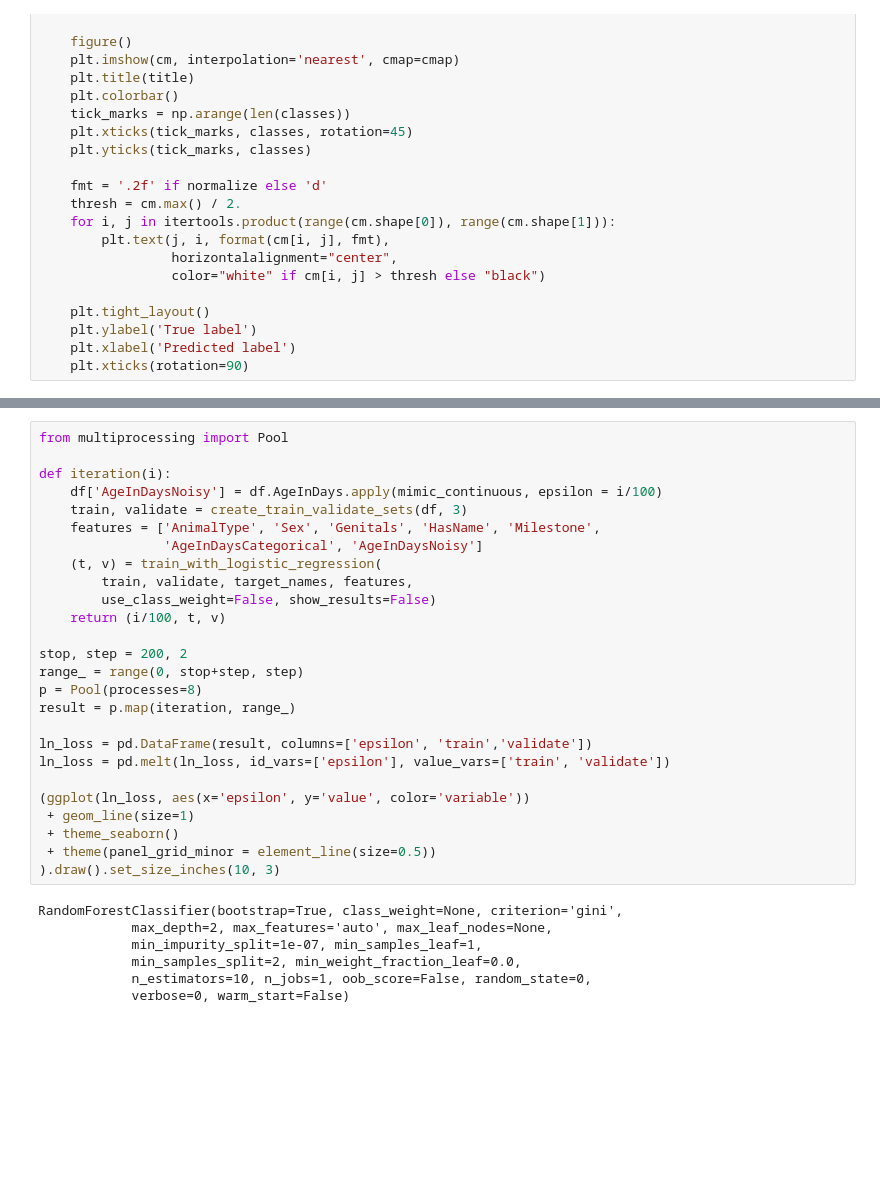
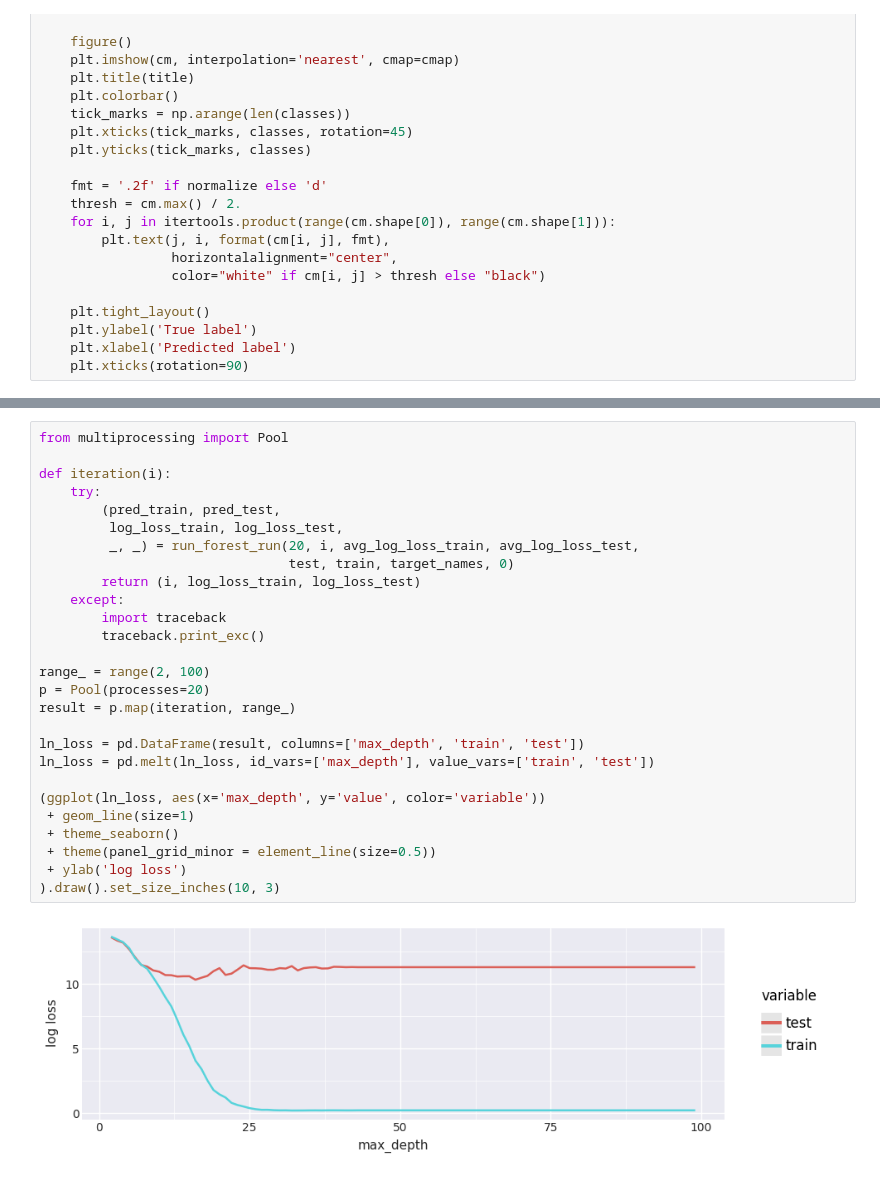
Before and after one commit to mspinelli/animal_shelter, a Jupyter notebook: RandomForest.ipynb, the cells around one changed output, grey strips where cells are left out. Cells and saved outputs as stored; diff of their text form; blank space fills up the shorter version.

```diff
--- a/RandomForest.ipynb
+++ b/RandomForest.ipynb
@@ -184,33 +284,29 @@ Return_to_owner       0.52      0.44      0.47       569
 # %%
 from multiprocessing import Pool
 
 def iteration(i):
-    df['AgeInDaysNoisy'] = df.AgeInDays.apply(mimic_continuous, epsilon = i/100)
-    train, validate = create_train_validate_sets(df, 3)
-    features = ['AnimalType', 'Sex', 'Genitals', 'HasName', 'Milestone',
-                'AgeInDaysCategorical', 'AgeInDaysNoisy']
-    (t, v) = train_with_logistic_regression(
-        train, validate, target_names, features,
-        use_class_weight=False, show_results=False)
-    return (i/100, t, v)
+    try:
+        (pred_train, pred_test,
+         log_loss_train, log_loss_test,
+         _, _) = run_forest_run(20, i, avg_log_loss_train, avg_log_loss_test,
+                                test, train, target_names, 0)
+        return (i, log_loss_train, log_loss_test)
+    except:
+        import traceback
+        traceback.print_exc()
 
-stop, step = 200, 2
-range_ = range(0, stop+step, step)
-p = Pool(processes=8)
+range_ = range(2, 100)
+p = Pool(processes=20)
 result = p.map(iteration, range_)
 
-ln_loss = pd.DataFrame(result, columns=['epsilon', 'train','validate'])
-ln_loss = pd.melt(ln_loss, id_vars=['epsilon'], value_vars=['train', 'validate'])
+ln_loss = pd.DataFrame(result, columns=['max_depth', 'train', 'test'])
+ln_loss = pd.melt(ln_loss, id_vars=['max_depth'], value_vars=['train', 'test'])
 
-(ggplot(ln_loss, aes(x='epsilon', y='value', color='variable'))
+(ggplot(ln_loss, aes(x='max_depth', y='value', color='variable'))
  + geom_line(size=1)
  + theme_seaborn()
  + theme(panel_grid_minor = element_line(size=0.5))
+ + ylab('log loss')
 ).draw().set_size_inches(10, 3)
 # %% [output]
-RandomForestClassifier(bootstrap=True, class_weight=None, criterion='gini',
-            max_depth=2, max_features='auto', max_leaf_nodes=None,
-            min_impurity_split=1e-07, min_samples_leaf=1,
-            min_samples_split=2, min_weight_fraction_leaf=0.0,
-            n_estimators=10, n_jobs=1, oob_score=False, random_state=0,
-            verbose=0, warm_start=False)
+[figure, added]
```
Also changed, not shown: parts of 16 cells of this notebook, 1 other file.
